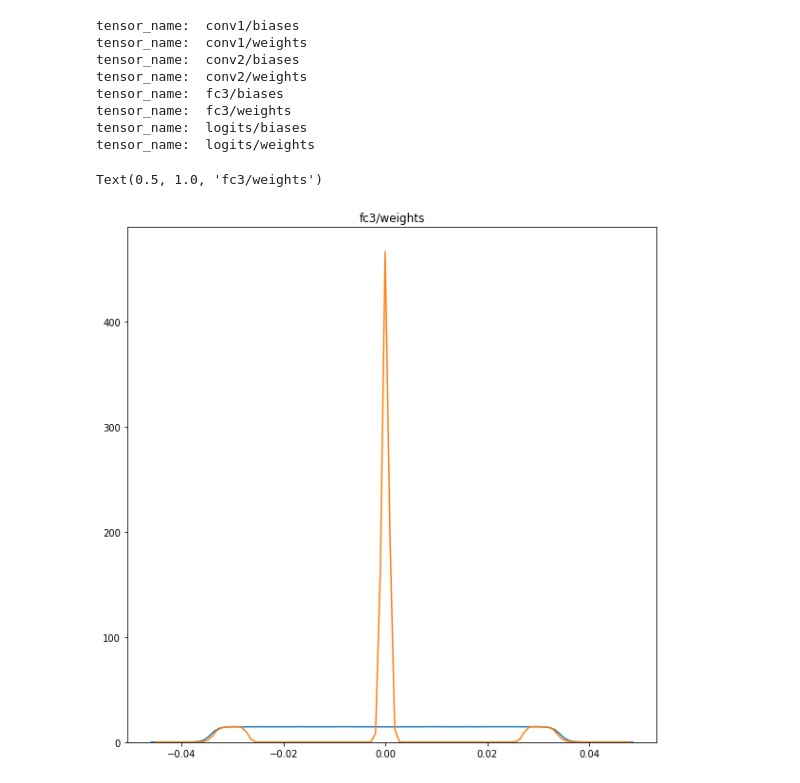
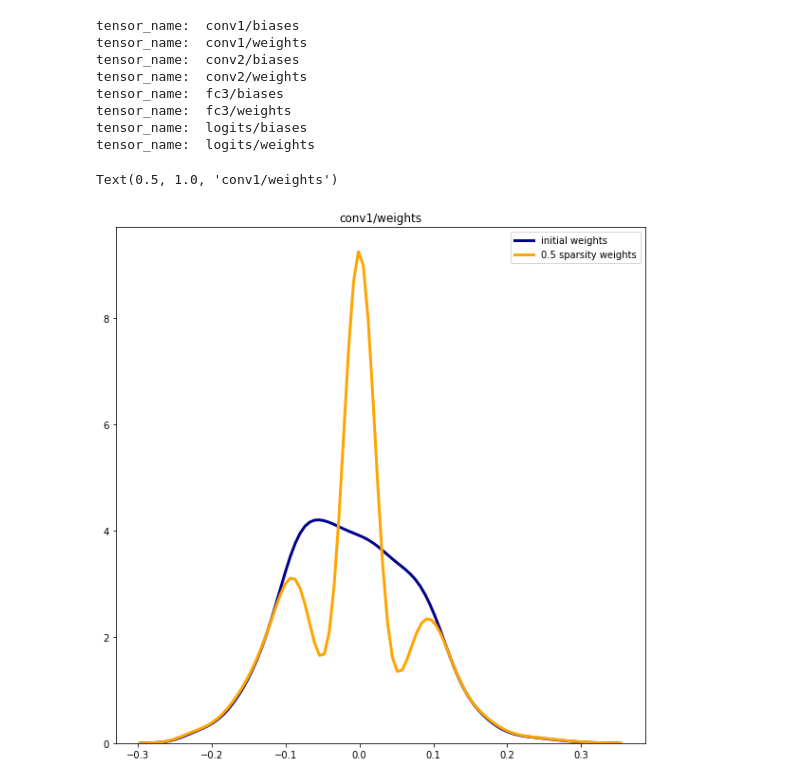
Before and after one commit to oanaucs/quant, a Jupyter notebook: compressed_network/eval/eval_layers_mnist.ipynb, the cells around one changed output. Saved outputs shown, nothing was run; the diff lists cells and outputs as text; code cells hidden in the pictures.

Commit message:
corrected alexnet plot

```diff
--- a/compressed_network/eval/eval_layers_mnist.ipynb
+++ b/compressed_network/eval/eval_layers_mnist.ipynb
@@ -78,7 +78,7 @@ subplots_threshold_filename = subplots_dir + subplots_prefix + 'num_' + str(thre
 
 # plt.savefig(subplots_threshold_filename)
 # %%
-sparse_ckpt_path = '/media/oanaucs/Data/awp_trained_models/mnist_sparsity/0.8_pruned_model.ckpt-30521'
+sparse_ckpt_path = '/media/oanaucs/Data/awp_trained_models/mnist_sparsity/0.5_pruned_model.ckpt-25321'
 # %%
 sparse_variables = load_variables(sparse_ckpt_path)
 # %% [output]
@@ -92,12 +92,12 @@ tensor_name:  logits/biases
 tensor_name:  logits/weights
 # %%
 plt.figure(figsize=(10,10))
-idx = 2
+idx = 0
 weights = np.asarray(variables[tensors_to_inspect[idx]]).flatten()
 sparse_weights = np.asarray(sparse_variables[tensors_to_inspect[idx]]).flatten()
-sns.distplot(weights, hist=False)
-sns.distplot(sparse_weights, hist=False)
+sns.distplot(weights, hist=False, kde_kws={"color": "darkblue", "lw": 3, "label": "initial weights"},)
+sns.distplot(sparse_weights, hist=False, kde_kws={"color": "orange", "lw": 3, "label": "0.5 sparsity weights"},)
 plt.title(tensors_to_inspect[idx])
 # %% [output]
-Text(0.5, 1.0, 'fc3/weights')
+Text(0.5, 1.0, 'conv1/weights')
-[figure, old version]
+[figure, new version]
```
Also changed, not shown: 4 other files.
